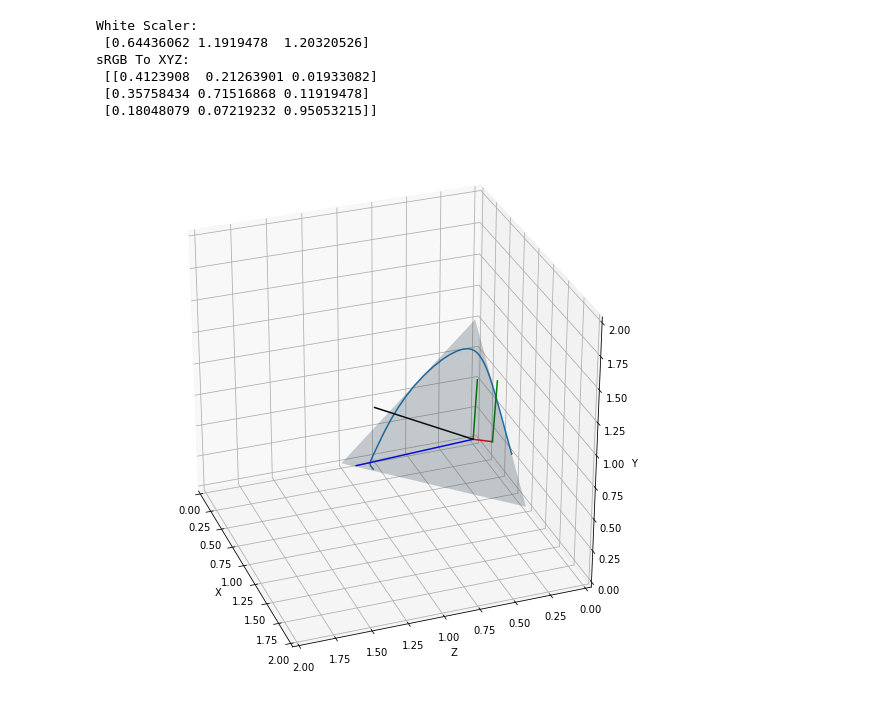
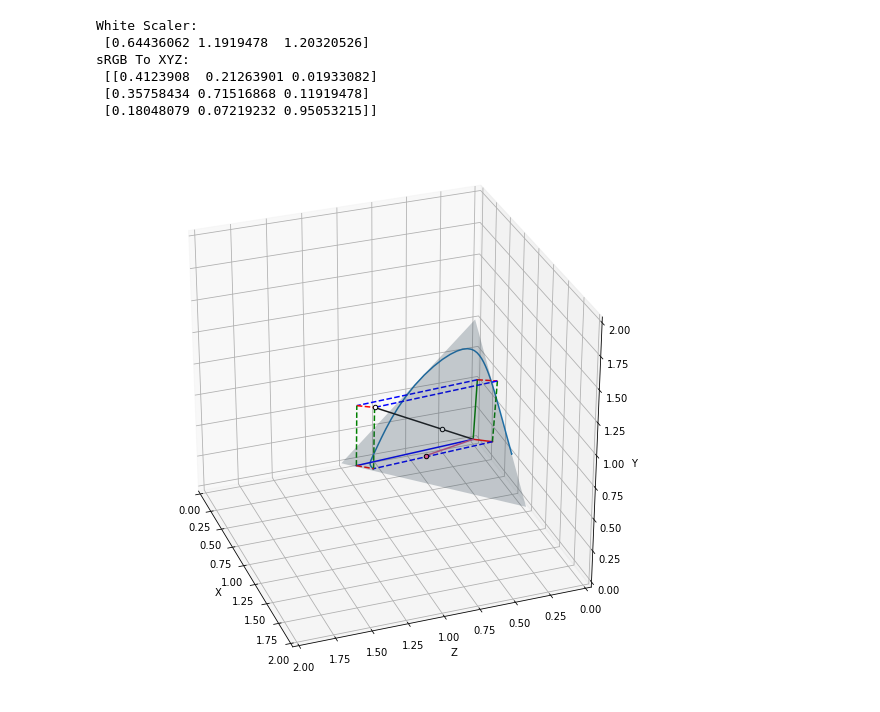
Before and after one commit to WeakKnight/ColorScienceNotes, a Jupyter notebook: ColorScience.ipynb, the cells around one changed output. Cells and saved outputs as stored; diff of their text form; code cells hidden in the pictures.

```diff
--- a/ColorScience.ipynb
+++ b/ColorScience.ipynb
@@ -291,34 +288,56 @@ z = list(map(lib.color_match_z, t))
 
 proj_x_list = []
 proj_y_list = []
 proj_z_list = []
 for index in range(20, len(x) - 37):
     sum_val = x[index] + y[index] + z[index]
     proj_x_list.append(x[index]/sum_val)
     proj_y_list.append(y[index]/sum_val)
     proj_z_list.append(z[index]/sum_val)
 
 ax.set_xlabel('X')
 ax.set_ylabel('Z')
 ax.set_zlabel('Y')
 ax.set_xlim(0, 2)
 ax.set_ylim(0, 2)
 ax.set_zlim(0, 2)
 
 ax.invert_yaxis()
 ax.view_init(30, 160)
 
 ax.plot_trisurf([1.0,0.0,0.0], [0.0,1.0,0.0], [0.0, 0.0, 1.0], color=[0.3,0.5,0.65, 0.25])
 ax.plot(proj_x_list, proj_z_list,proj_y_list)
 ax.plot([0.0, 0.4123908], [0.0, 0.01933082], [0.0, 0.21263901], "r-")
-ax.plot([0.4123908, 0.4123908 + 0.35758434], [0.01933082, 0.01933082 + 0.11919478], [0.21263901, 0.21263901 + 0.71516868], "g-")
+ax.plot([0.4123908, 0.4123908 + 0.35758434], [0.01933082, 0.01933082 + 0.11919478], [0.21263901, 0.21263901 + 0.71516868], "g--")
+ax.plot([0.4123908, 0.4123908 + 0.18048079], [0.01933082, 0.01933082 + 0.95053215], [0.21263901, 0.21263901 + 0.07219232], "b--")
+ax.plot([0.4123908 + 0.18048079, 0.4123908 + 0.18048079 + 0.35758434], [0.01933082 + 0.95053215, 0.01933082 + 0.95053215 + 0.11919478], [0.21263901 + 0.07219232, 0.21263901 + 0.07219232 + 0.71516868], "g--")
 
 ax.plot([0.0, 0.35758434], [0.0, 0.11919478], [0.0, 0.71516868], "g-")
-ax.plot([0.0, 0.35758434], [0.0, 0.11919478], [0.0, 0.71516868], "g-")
+ax.plot([0.35758434, 0.35758434 + 0.18048079], [0.11919478, 0.11919478 + 0.95053215], [0.71516868, 0.71516868 + 0.07219232], "b--")
+ax.plot([0.35758434 + 0.18048079, 0.35758434 + 0.18048079 + 0.4123908], [0.11919478 + 0.95053215, 0.11919478 + 0.95053215 + 0.01933082], [0.71516868 + 0.07219232, 0.71516868 + 0.07219232 + 0.21263901], "r--")
+
+ax.plot([0.35758434, 0.35758434 + 0.4123908], [0.11919478, 0.11919478 + 0.01933082], [0.71516868, 0.71516868 + 0.21263901], "r--")
+ax.plot([0.35758434 + 0.4123908, 0.35758434 + 0.4123908 + 0.18048079], [0.11919478 + 0.01933082, 0.11919478 + 0.01933082 + 0.95053215], [0.71516868 + 0.21263901, 0.71516868 + 0.21263901 + 0.07219232], "b--")
 
 ax.plot([0.0, 0.18048079], [0.0, 0.95053215], [0.0, 0.07219232], "b-")
+ax.plot([0.18048079, 0.18048079 + 0.35758434], [0.95053215, 0.95053215 + 0.11919478], [0.07219232, 0.07219232 + 0.71516868], "g--")
+ax.plot([0.18048079, 0.18048079 + 0.4123908], [0.95053215, 0.95053215 + 0.01933082], [0.07219232, 0.07219232 + 0.21263901], "r--")
 
-ax.plot([0.0, 0.18048079 + 0.35758434 + 0.4123908], [0.0, 0.95053215 + 0.11919478 + 0.01933082], [0.0, 0.07219232 + 0.71516868 + 0.21263901], color=[0.0, 0.0, 0.0])
+ax.plot([0.0, 0.18048079 + 0.35758434 + 0.4123908], [0.0, 0.95053215 + 0.11919478 + 0.01933082], [0.0, 0.07219232 + 0.71516868 + 0.21263901], color=[0.1, 0.1, 0.1])
+ax.scatter(0.3127/ 0.329, 0.3583 / 0.329, 1.0, color = [1.0, 1.0, 1.0], edgecolors=[0.0, 0.0, 0.0])
+ax.scatter(0.3127, 0.3583, 0.329, color = [1.0, 1.0, 1.0], edgecolors=[0.0, 0.0, 0.0])
+
+# Linear Color Position
+lin = np.array([5.0, 0.5, 1.2])
+r_axis = np.array([0.4123908,  0.21263901, 0.01933082])
+g_axis = np.array([0.35758434, 0.71516868, 0.11919478])
+b_axis = np.array([0.18048079, 0.07219232, 0.95053215])
+
+lin_XYZ = lin[0] * r_axis + lin[1] * g_axis + lin[2] * b_axis
+
+ax.plot([0.0, lin_XYZ[0]], [0.0, lin_XYZ[2]], [0.0, lin_XYZ[1]], color = lin/(lin+1))
+ax.scatter(lin_XYZ[0], lin_XYZ[2], lin_XYZ[1], color = lin/(lin+1), edgecolors=[0.0, 0.0, 0.0])
+
 plt.show()
 # %% [output]
-[figure, old version]
+[figure, new version]
```
Also changed, not shown: parts of 2 cells of this notebook, 1 other file.
